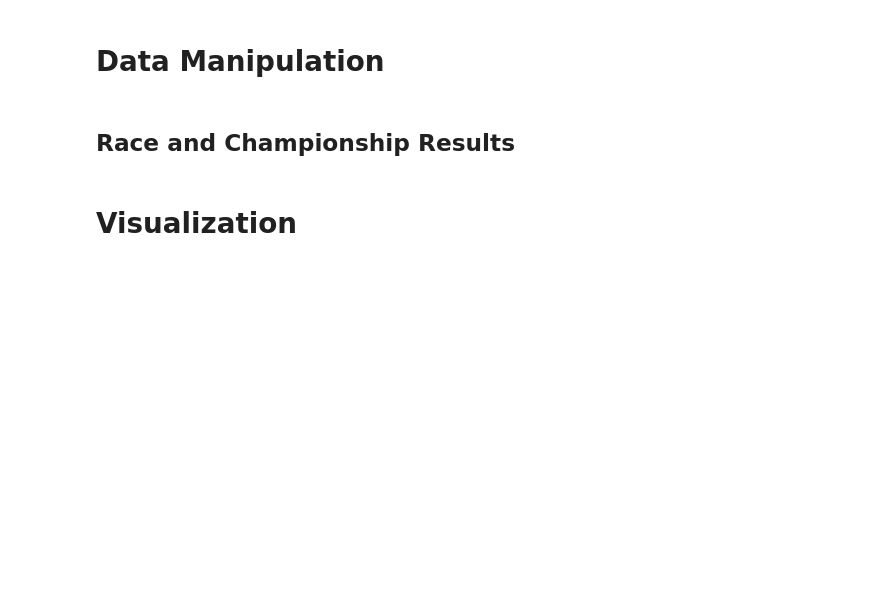
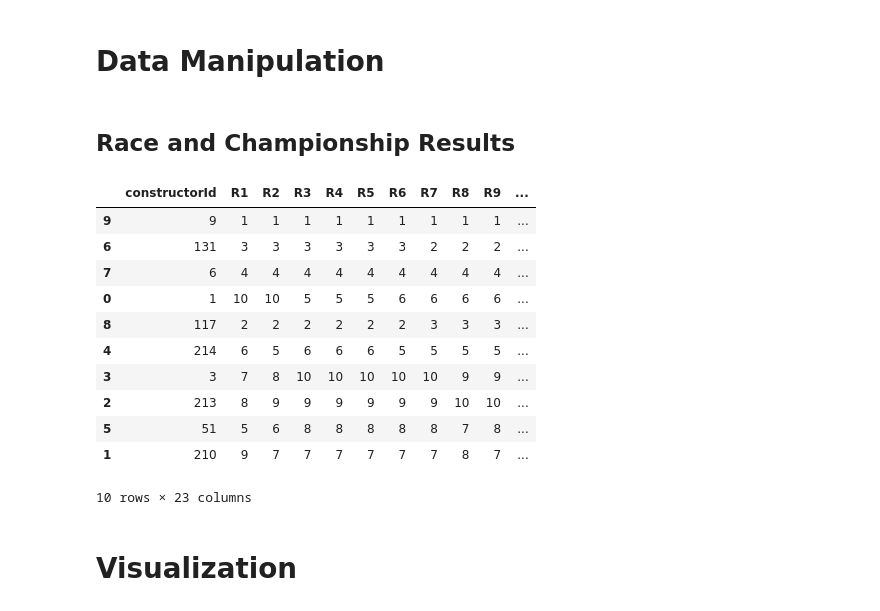
Before and after one commit to yooseungkim/FormulaOne, a Jupyter notebook: formula_one.ipynb, the cells around one changed output. Saved outputs shown, nothing was run; the diff lists cells and outputs as text; code cells hidden in the pictures; blank space fills up the shorter version.

```diff
--- a/formula_one.ipynb
+++ b/formula_one.ipynb
@@ -233,0 +271,16 @@ class F1Query:
+# %%
+query = F1Query()
+query.getConstructorStandingsOfYear(2023)
+# %% [output]
+|  | constructorId | R1 | R2 | R3 | R4 | R5 | R6 | R7 | R8 | R9 | ... |
+| 9 | 9 | 1 | 1 | 1 | 1 | 1 | 1 | 1 | 1 | 1 | ... |
+| 6 | 131 | 3 | 3 | 3 | 3 | 3 | 3 | 2 | 2 | 2 | ... |
+| 7 | 6 | 4 | 4 | 4 | 4 | 4 | 4 | 4 | 4 | 4 | ... |
+| 0 | 1 | 10 | 10 | 5 | 5 | 5 | 6 | 6 | 6 | 6 | ... |
+| 8 | 117 | 2 | 2 | 2 | 2 | 2 | 2 | 3 | 3 | 3 | ... |
+| 4 | 214 | 6 | 5 | 6 | 6 | 6 | 5 | 5 | 5 | 5 | ... |
+| 3 | 3 | 7 | 8 | 10 | 10 | 10 | 10 | 10 | 9 | 9 | ... |
+| 2 | 213 | 8 | 9 | 9 | 9 | 9 | 9 | 9 | 10 | 10 | ... |
+| 5 | 51 | 5 | 6 | 8 | 8 | 8 | 8 | 8 | 7 | 8 | ... |
+| 1 | 210 | 9 | 7 | 7 | 7 | 7 | 7 | 7 | 8 | 7 | ... |
+10 rows × 23 columns
```
Also changed, not shown: parts of 15 cells of this notebook, 2 other files.
